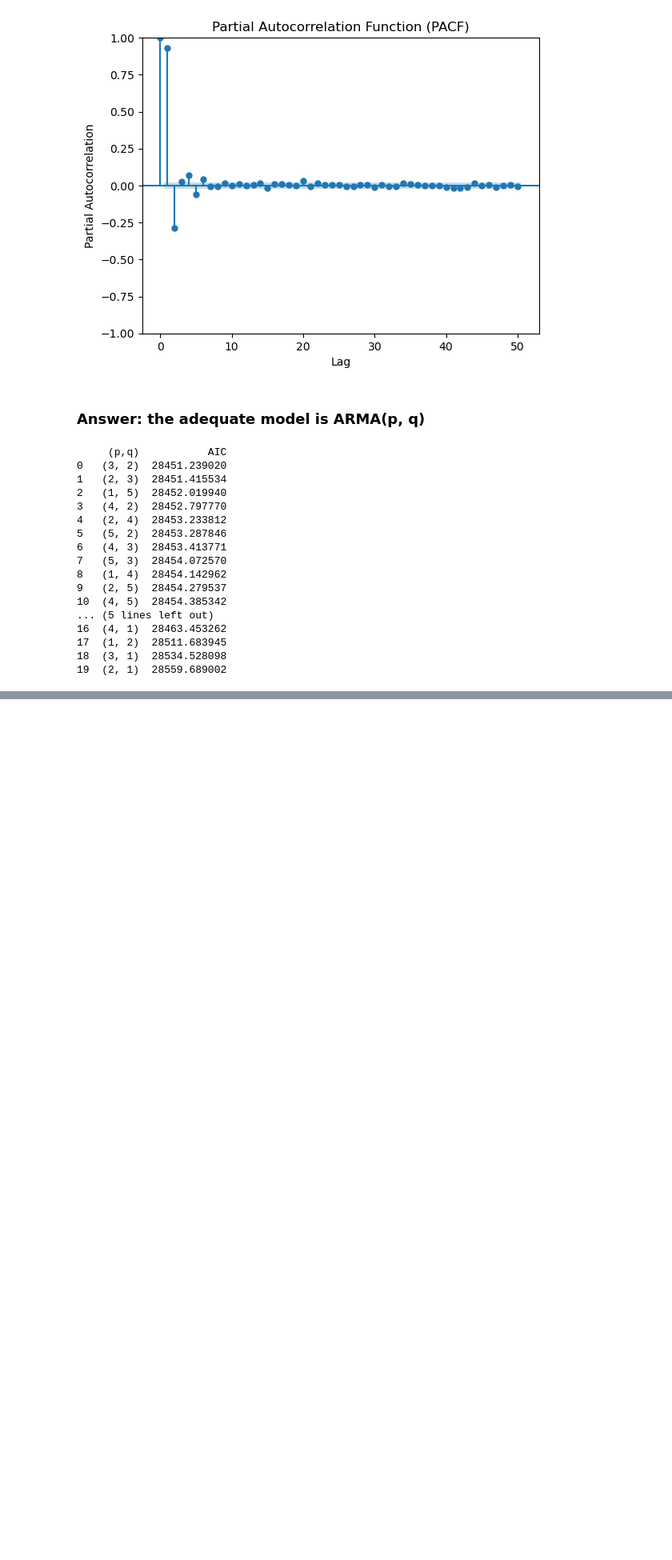
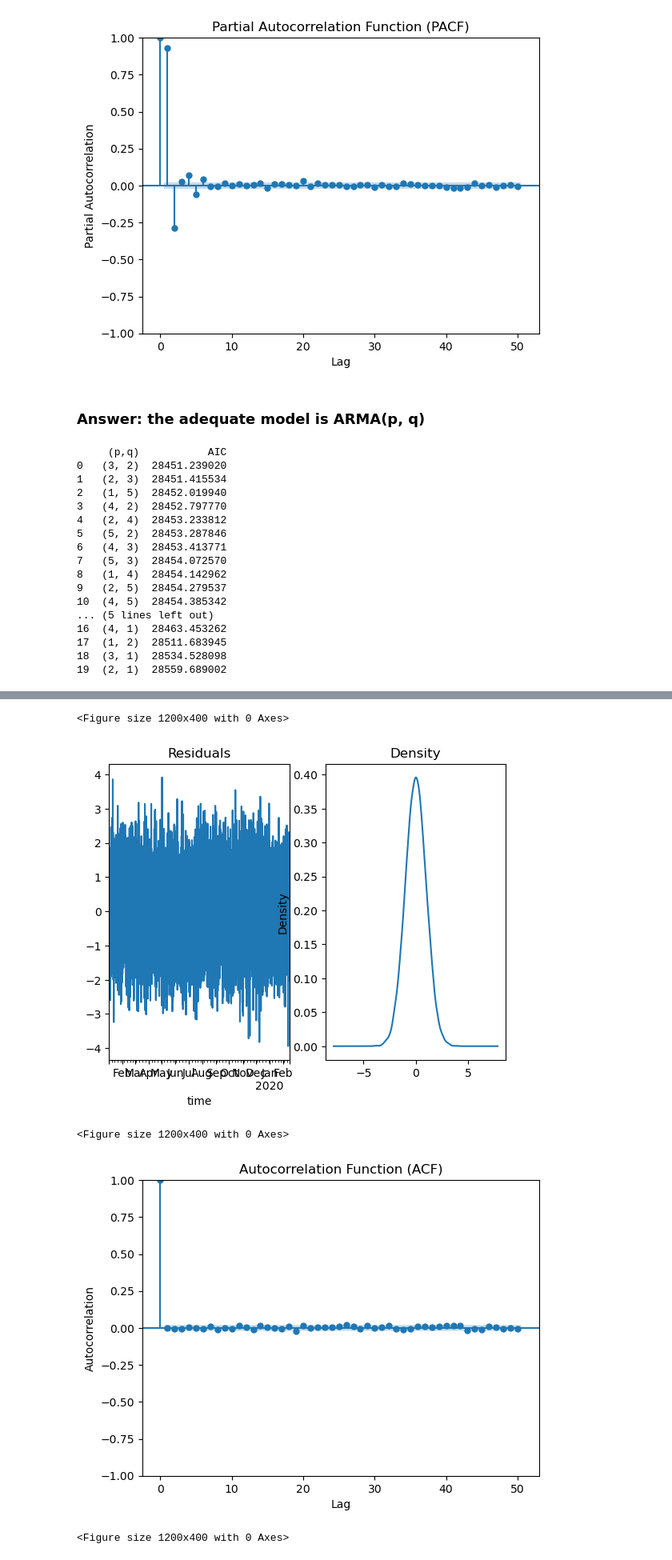
Before and after one commit to JoaoRFigueiredo/MEI-SIC, a Jupyter notebook: Ano1/MINDD/PL/Aula8/ficha_8.ipynb, the cells around one changed output, grey strips where cells are left out. Shown at 80% size. Saved outputs shown, nothing was run; the diff lists cells and outputs as text; code cells hidden in the pictures; blank space fills up the shorter version.

```diff
--- a/Ano1/MINDD/PL/Aula8/ficha_8.ipynb
+++ b/Ano1/MINDD/PL/Aula8/ficha_8.ipynb
@@ -153,10 +182,12 @@ def generate_order_list(x, y):
 
 
 def optimize_ARMA(data, order_list) -> pd.DataFrame:
+    # print(data)
     results = []
     for order in order_list:
         try:
-            model = SARIMAX(data, order=(order[0], 0, order[1]), simple_differencing=False, freq=)
+            model = SARIMAX(data, order=(order[0], 0, order[1]), simple_differencing=False)
+
         except:
             continue
 
@@ -172,11 +203,13 @@ def optimize_ARMA(data, order_list) -> pd.DataFrame:
     return result_df
 
 
-print(optimize_ARMA(df['hourly_bandwidth'], generate_order_list(1, 5)))
+# print(optimize_ARMA(df_diff['hourly_bandwidth'], generate_order_list(1, 5)))
 
 
 
-best_aic = optimize_ARMA(df['hourly_bandwidth'], generate_order_list(1, 5))
+best_aic = optimize_ARMA(df_train_diff['hourly_bandwidth'], generate_order_list(1, 5))
+
+print(best_aic)
 # %% [output]
      (p,q)           AIC
 0   (3, 2)  28451.239020
@@ -197,3 +230,13 @@ best_aic = optimize_ARMA(df['hourly_bandwidth'], generate_order_list(1, 5))
 19  (2, 1)  28559.689002
 # %%
 # d. Fit the ARMA(p,q) model with the optimal parameters on the training set
+
+p, q = best_aic['(p,q)'].iloc[0]
+
+
+# Fit ARMA(p,q) model
+model = sm.tsa.ARIMA(df_train, order=(p, 0, q))
+model_fit = model.fit()
+
+# Print model summary
+print(model_fit.summary())
@@ -201,0 +261,37 @@ best_aic = optimize_ARMA(df['hourly_bandwidth'], generate_order_list(1, 5))
+# %%
+# e. Perform the residual analysis to validate if the model can be used to forecast.
+residuals = model_fit.resid[1:]
+
+residuals_test = acorr_ljungbox(residuals, np.arange(1, 11, 1))
+
+residuals_test['lb_pvalue'].describe()
+
+
+plt.figure(figsize=(12, 4))
+fig, ax = plt.subplots(1, 2)
+residuals.plot(title="Residuals", ax=ax[0])
+residuals.plot(title="Density", kind='kde', ax=ax[1])
+plt.show
+
+
+# Plot ACF
+plt.figure(figsize=(12, 4))
+plot_acf(residuals, lags=50, alpha=0.05)
+plt.title('Autocorrelation Function (ACF)')
+plt.xlabel('Lag')
+plt.ylabel('Autocorrelation')
+plt.show()
+
+# Plot PACF
+plt.figure(figsize=(12, 4))
+plot_pacf(residuals, lags=50, alpha=0.05)
+plt.title('Partial Autocorrelation Function (PACF)')
+plt.xlabel('Lag')
+plt.ylabel('Partial Autocorrelation')
+plt.show()
+# %% [output]
+<Figure size 1200x400 with 0 Axes>
+[figure, added]
+<Figure size 1200x400 with 0 Axes>
+[figure, added]
+<Figure size 1200x400 with 0 Axes>
```
Also changed, not shown: parts of 12 cells of this notebook, 7 other files.
